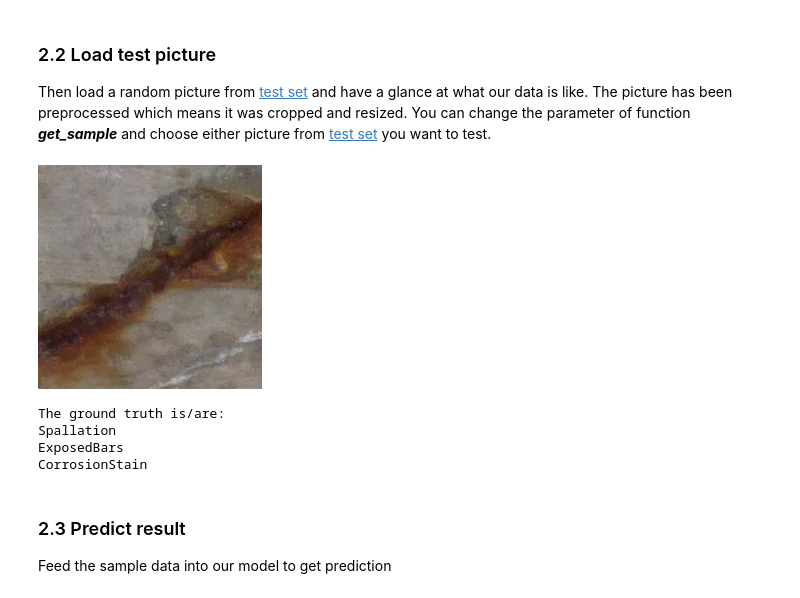
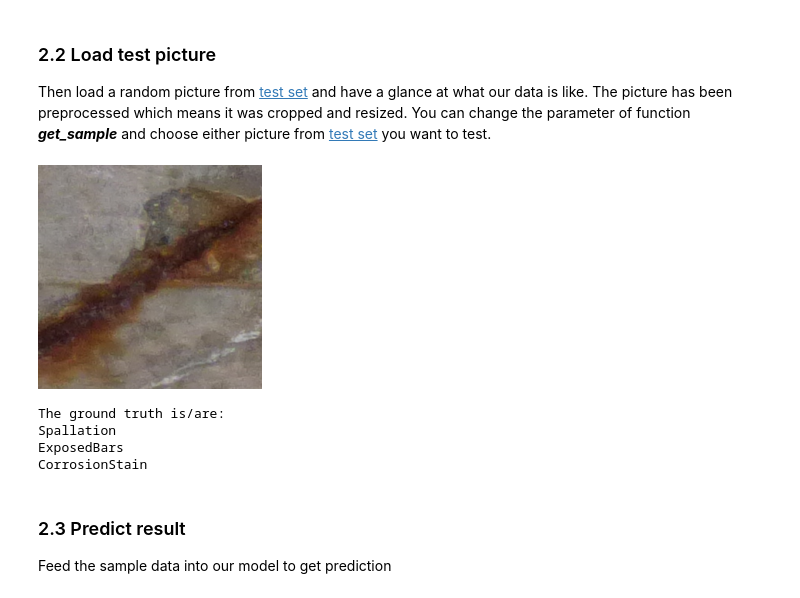
Before and after one commit to CS-433/ml-project-2-patricks, a Jupyter notebook: run_sample.ipynb, the cells around one changed output. Cells and saved outputs as stored; diff of their text form; code cells hidden in the pictures.

```diff
--- a/run_sample.ipynb
+++ b/run_sample.ipynb
@@ -34,13 +34,13 @@ Then load a random picture from [test set](./sample/defects) and have a glance a
 # %%
 # load test picture and label
 
-# data, label= get_sample("./sample/defects/image_0000005_crop_0000001.png")
-data, label= get_sample()
+data, label= get_sample("./sample/defects/image_0000519_crop_0000001.png") # get assigned sample
+# data, label= get_sample() #get random sample
 
 show_sample(data)
 show_label(label)
 # %% [output]
-[figure, old version]
+[figure, new version]
 The ground truth is/are:
 Spallation
 ExposedBars
```
Also changed, not shown: parts of 1 cell of this notebook, 1 other file.
